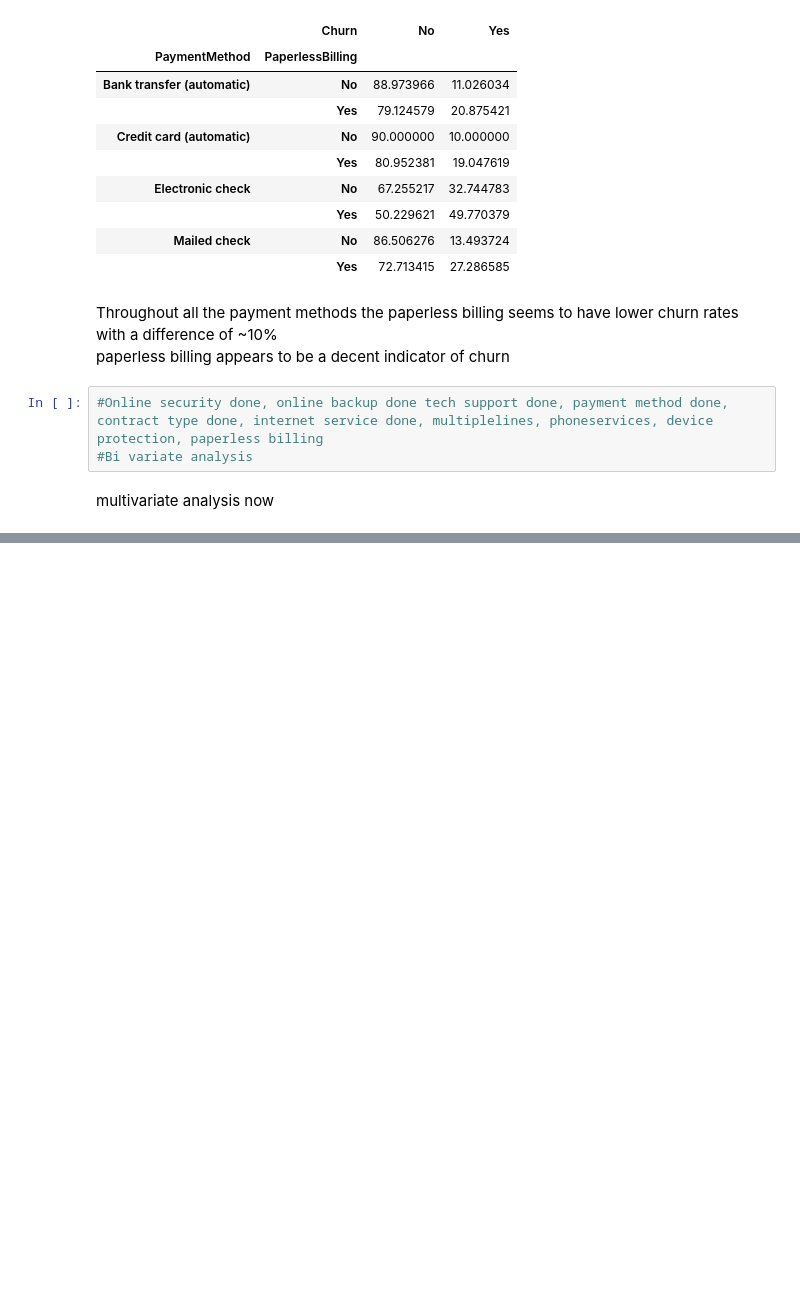
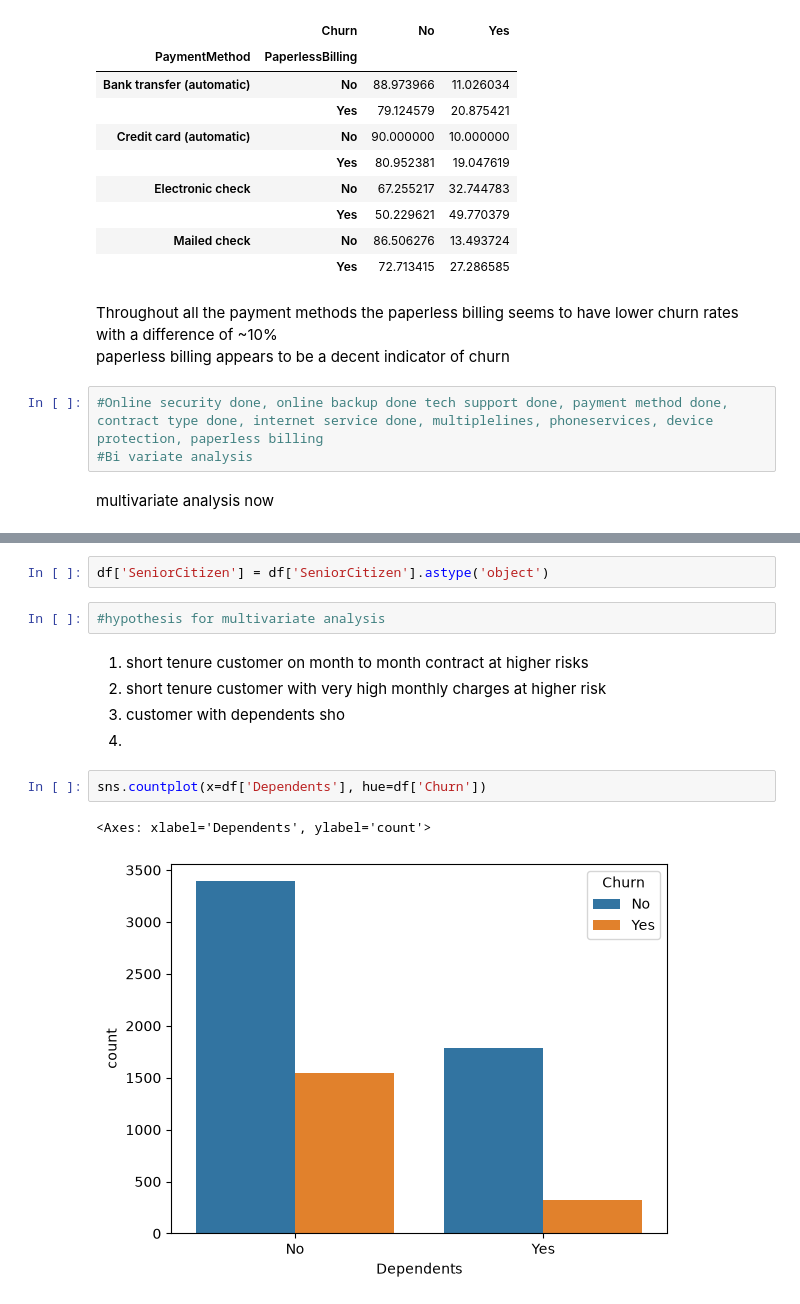
Before and after one commit to SuryanshThapliyal/IBM-Telco-customer-churn-prediction, a Jupyter notebook: customer_churn.ipynb, the cells around one changed output, grey strips where cells are left out. Saved outputs shown, nothing was run; the diff lists cells and outputs as text; blank space fills up the shorter version.

Commit message:
multivariate analysis

```diff
--- a/customer_churn.ipynb
+++ b/customer_churn.ipynb
@@ -1013,0 +1031,14 @@ multivariate analysis now
+# %%
+df['SeniorCitizen'] = df['SeniorCitizen'].astype('object')
+# %%
+#hypothesis for multivariate analysis
+# %% [markdown]
+1. short tenure customer on month to month contract at higher risks
+2. short tenure customer with very high monthly charges at higher risk
+3. customer with dependents sho
+4.
+# %%
+sns.countplot(x=df['Dependents'], hue=df['Churn'])
+# %% [output]
+<Axes: xlabel='Dependents', ylabel='count'>
+[figure, added]
```
Also changed, not shown: parts of 11 cells of this notebook.
